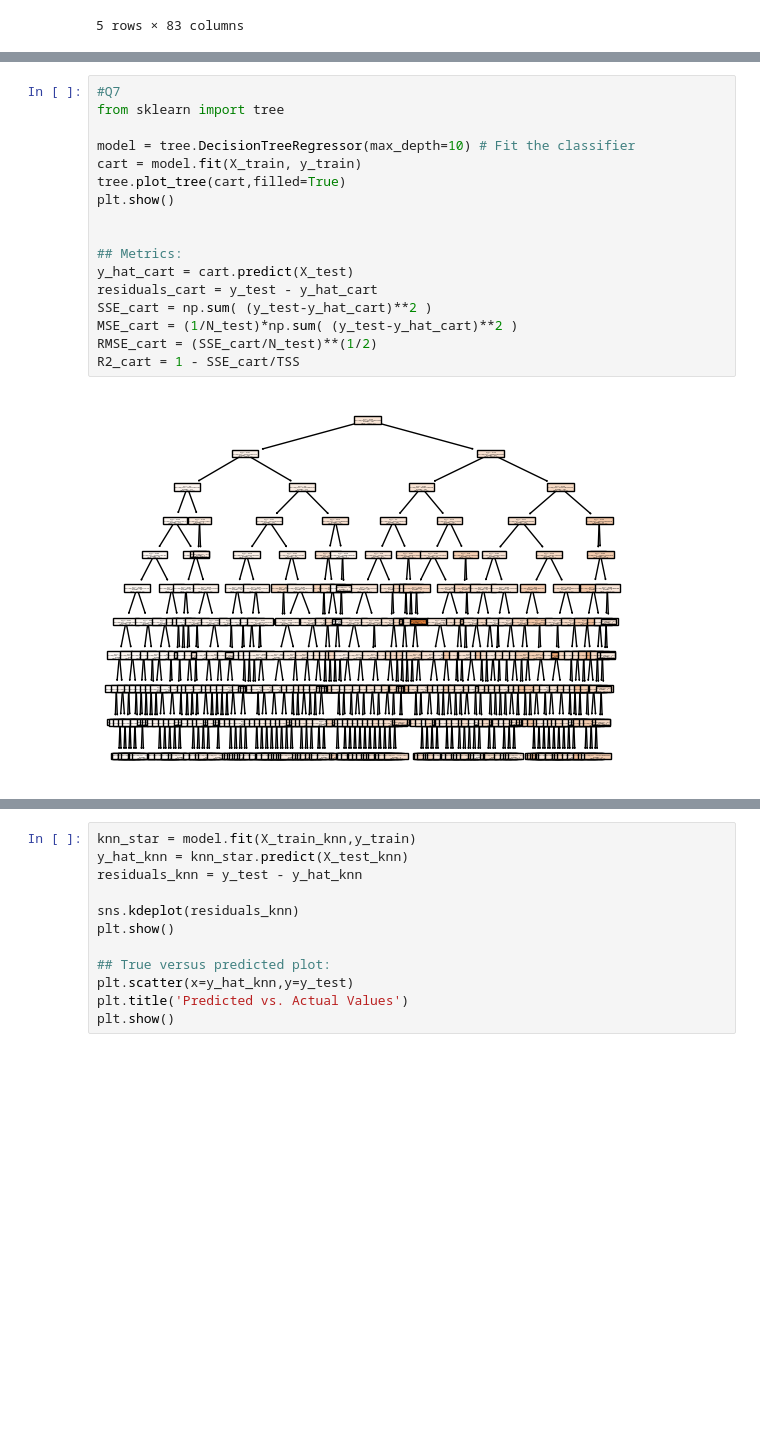
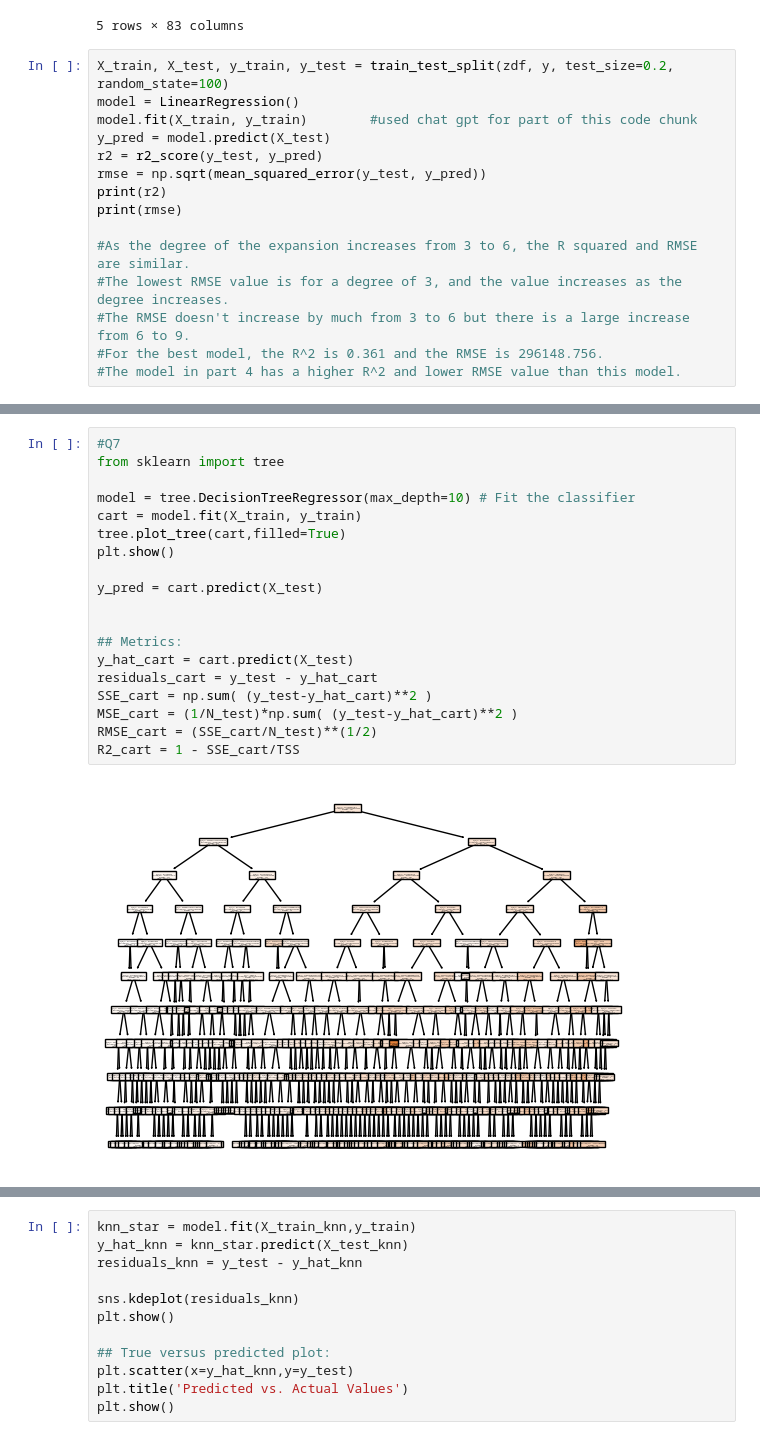
Before and after one commit to ToriStoner/assignment4, a Jupyter notebook: assignment4.ipynb, the cells around one changed output, grey strips where cells are left out. Saved outputs shown, nothing was run; the diff lists cells and outputs as text; blank space fills up the shorter version.

```diff
--- a/assignment4.ipynb
+++ b/assignment4.ipynb
@@ -396,3 +449,18 @@ zdf.head()
 | 3 | 5.0 | 2017.0 | 35680.0 | 25.0 | 10085.0 | ... |
 | 4 | 5.0 | 2017.0 | 25126.0 | 25.0 | 10085.0 | ... |
 5 rows × 83 columns
+# %%
+X_train, X_test, y_train, y_test = train_test_split(zdf, y, test_size=0.2, random_state=100)
+model = LinearRegression()
+model.fit(X_train, y_train)        #used chat gpt for part of this code chunk
+y_pred = model.predict(X_test)
+r2 = r2_score(y_test, y_pred)
+rmse = np.sqrt(mean_squared_error(y_test, y_pred))
+print(r2)
+print(rmse)
+
+#As the degree of the expansion increases from 3 to 6, the R squared and RMSE are similar.
+#The lowest RMSE value is for a degree of 3, and the value increases as the degree increases.
+#The RMSE doesn't increase by much from 3 to 6 but there is a large increase from 6 to 9.
+#For the best model, the R^2 is 0.361 and the RMSE is 296148.756.
+#The model in part 4 has a higher R^2 and lower RMSE value than this model.
@@ -456,20 +534,22 @@ R2_knn = 1 - SSE_knn/TSS
 # %%
 #Q7
 from sklearn import tree
 
 model = tree.DecisionTreeRegressor(max_depth=10) # Fit the classifier
 cart = model.fit(X_train, y_train)
 tree.plot_tree(cart,filled=True)
 plt.show()
 
+y_pred = cart.predict(X_test)
+
 
 ## Metrics:
 y_hat_cart = cart.predict(X_test)
 residuals_cart = y_test - y_hat_cart
 SSE_cart = np.sum( (y_test-y_hat_cart)**2 )
 MSE_cart = (1/N_test)*np.sum( (y_test-y_hat_cart)**2 )
 RMSE_cart = (SSE_cart/N_test)**(1/2)
 R2_cart = 1 - SSE_cart/TSS
 # %% [output]
-[figure, old version]
+[figure, new version]
 # %%
```
Also changed, not shown: parts of 24 cells of this notebook.
